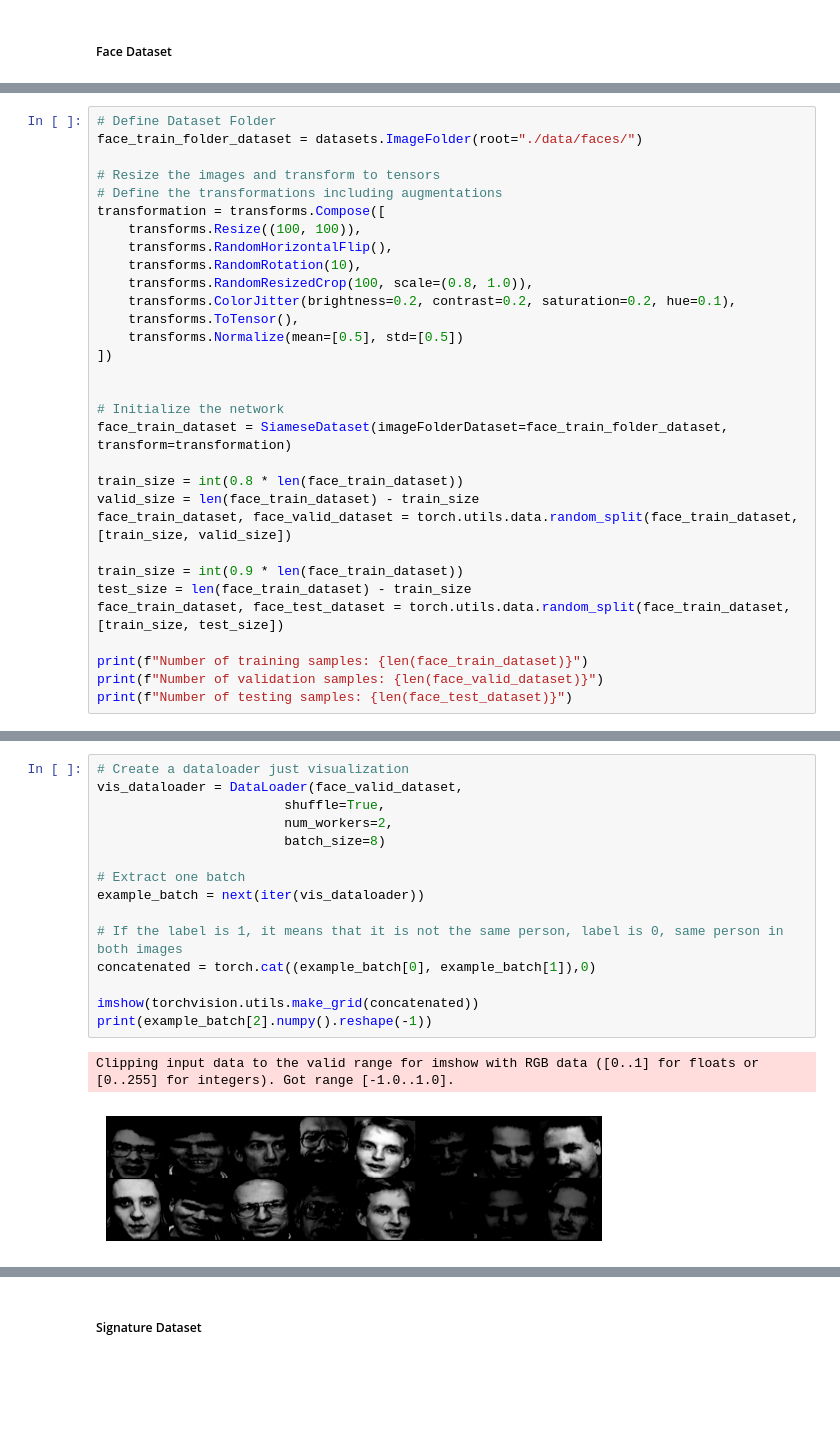
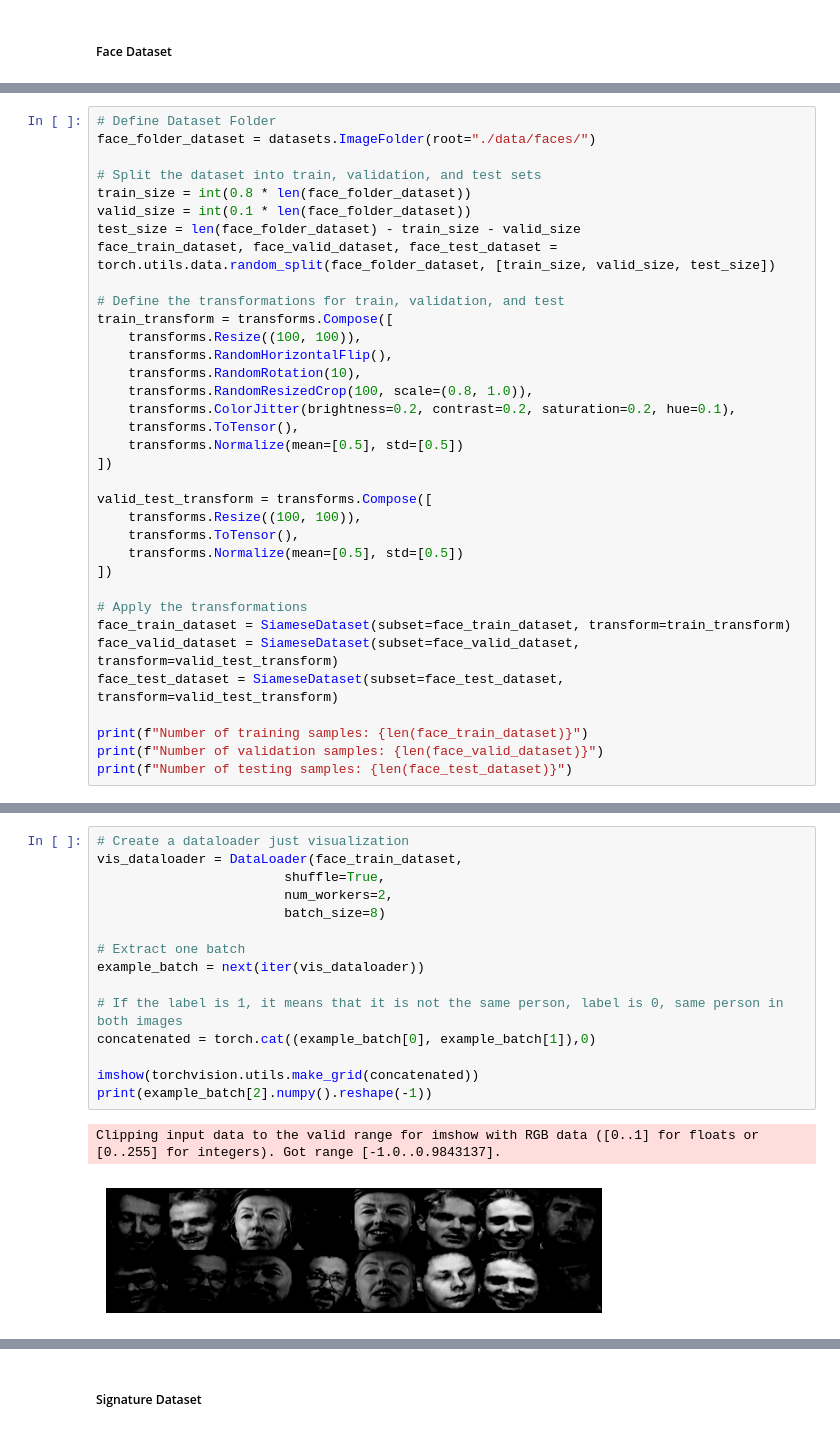
Before and after one commit to Schmiddi3110/DeepVisionProject, a Jupyter notebook: DeepVisionProject.ipynb, the cells around one changed output, grey strips where cells are left out. Drawn from its saved outputs; the diff is of its cells as text; blank space fills up the shorter version.

```diff
--- a/DeepVisionProject.ipynb
+++ b/DeepVisionProject.ipynb
@@ -116,10 +117,15 @@ class SiameseDataset(Dataset):
 # %%
 # Define Dataset Folder
-face_train_folder_dataset = datasets.ImageFolder(root="./data/faces/")
+face_folder_dataset = datasets.ImageFolder(root="./data/faces/")
 
-# Resize the images and transform to tensors
-# Define the transformations including augmentations
-transformation = transforms.Compose([
+# Split the dataset into train, validation, and test sets
+train_size = int(0.8 * len(face_folder_dataset))
+valid_size = int(0.1 * len(face_folder_dataset))
+test_size = len(face_folder_dataset) - train_size - valid_size
+face_train_dataset, face_valid_dataset, face_test_dataset = torch.utils.data.random_split(face_folder_dataset, [train_size, valid_size, test_size])
+
+# Define the transformations for train, validation, and test
+train_transform = transforms.Compose([
     transforms.Resize((100, 100)),
     transforms.RandomHorizontalFlip(),
     transforms.RandomRotation(10),
@@ -129,17 +135,16 @@ transformation = transforms.Compose([
     transforms.Normalize(mean=[0.5], std=[0.5])
 ])
 
+valid_test_transform = transforms.Compose([
+    transforms.Resize((100, 100)),
+    transforms.ToTensor(),
+    transforms.Normalize(mean=[0.5], std=[0.5])
+])
 
-# Initialize the network
-face_train_dataset = SiameseDataset(imageFolderDataset=face_train_folder_dataset, transform=transformation)
-
-train_size = int(0.8 * len(face_train_dataset))
-valid_size = len(face_train_dataset) - train_size
-face_train_dataset, face_valid_dataset = torch.utils.data.random_split(face_train_dataset, [train_size, valid_size])
-
-train_size = int(0.9 * len(face_train_dataset))
-test_size = len(face_train_dataset) - train_size
-face_train_dataset, face_test_dataset = torch.utils.data.random_split(face_train_dataset, [train_size, test_size])
+# Apply the transformations
+face_train_dataset = SiameseDataset(subset=face_train_dataset, transform=train_transform)
+face_valid_dataset = SiameseDataset(subset=face_valid_dataset, transform=valid_test_transform)
+face_test_dataset = SiameseDataset(subset=face_test_dataset, transform=valid_test_transform)
 
 print(f"Number of training samples: {len(face_train_dataset)}")
 print(f"Number of validation samples: {len(face_valid_dataset)}")
@@ -151,18 +156,18 @@ Number of testing samples: 32
 # %%
 # Create a dataloader just visualization
-vis_dataloader = DataLoader(face_valid_dataset,
+vis_dataloader = DataLoader(face_train_dataset,
                         shuffle=True,
                         num_workers=2,
                         batch_size=8)
 
 # Extract one batch
 example_batch = next(iter(vis_dataloader))
 
 # If the label is 1, it means that it is not the same person, label is 0, same person in both images
 concatenated = torch.cat((example_batch[0], example_batch[1]),0)
 
 imshow(torchvision.utils.make_grid(concatenated))
 print(example_batch[2].numpy().reshape(-1))
 # %% [output]
-Clipping input data to the valid range for imshow with RGB data ([0..1] for floats or [0..255] for integers). Got range [-1.0..1.0].
+Clipping input data to the valid range for imshow with RGB data ([0..1] for floats or [0..255] for integers). Got range [-1.0..0.9843137].
-[figure, old version]
+[figure, new version]
```
Also changed, not shown: parts of 11 cells of this notebook, 1 other file.
